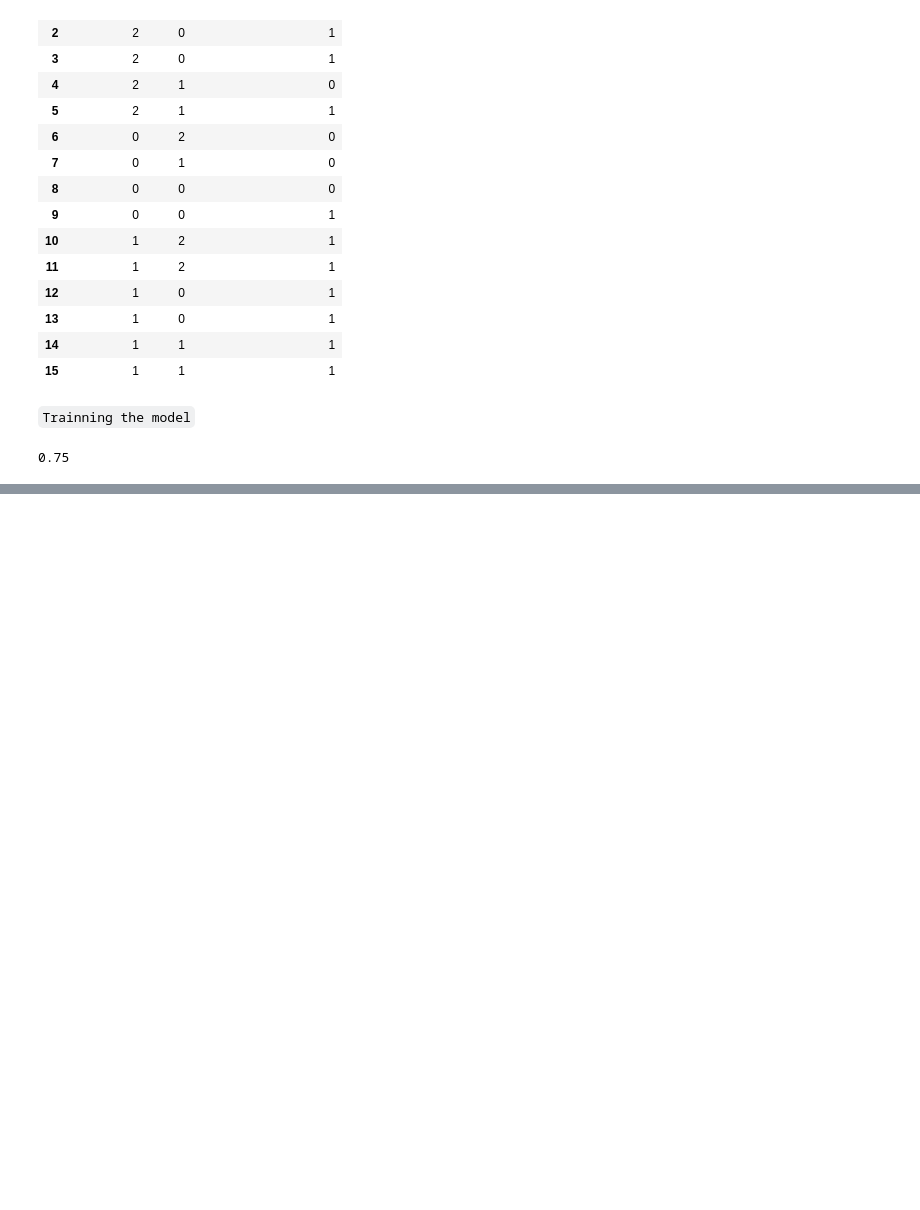
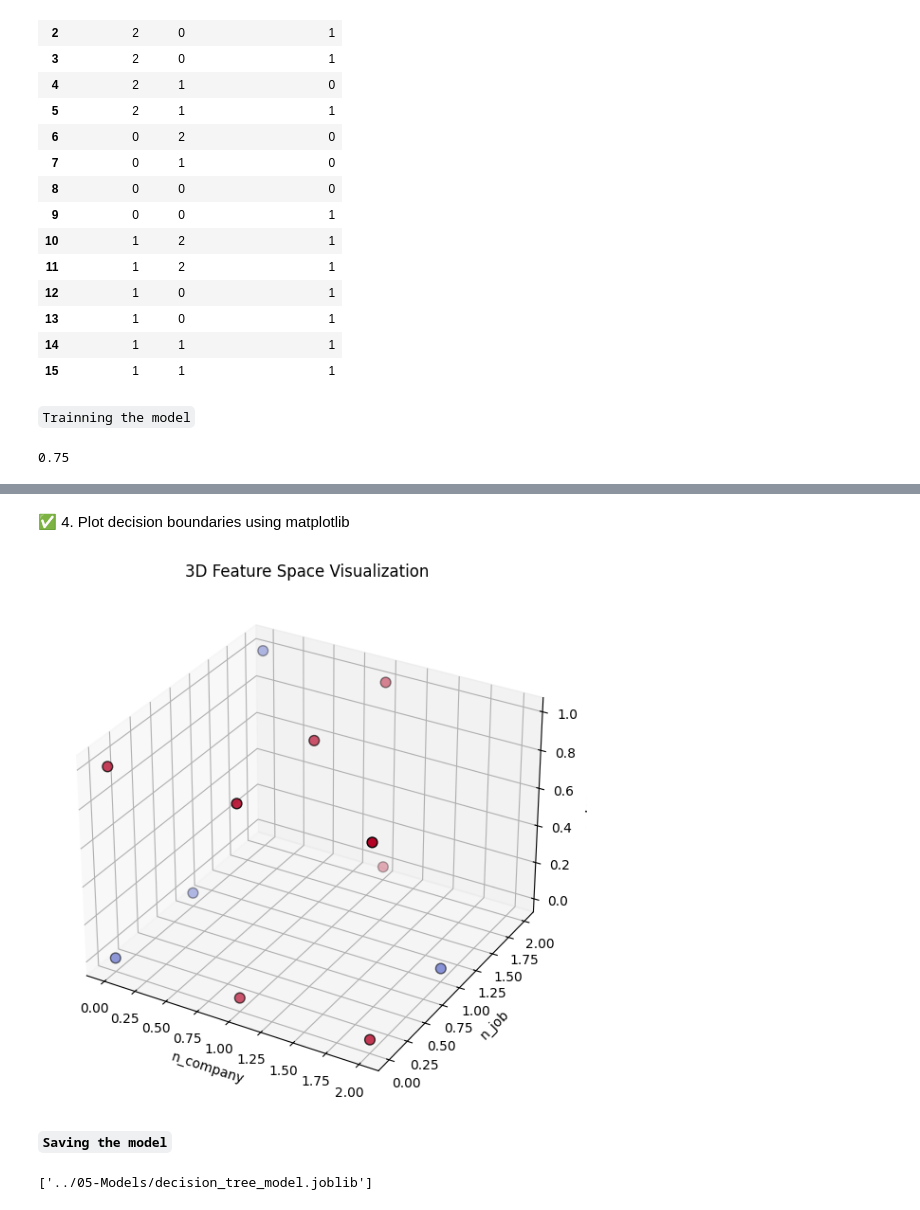
Before and after one commit to Tanish-Sarkar/ML-with-Python-and-ScikitLearn, a Jupyter notebook: 01-Basics/Decision_Tree.ipynb, the cells around one changed output, grey strips where cells are left out. Drawn from its saved outputs; the diff is of its cells as text; code cells hidden in the pictures; blank space fills up the shorter version.

```diff
--- a/01-Basics/Decision_Tree.ipynb
+++ b/01-Basics/Decision_Tree.ipynb
@@ -135,0 +181,43 @@ model.score(X_test,y_test)
+# %% [markdown]
+✅ 4. Plot decision boundaries using matplotlib
+# %%
+from mpl_toolkits.mplot3d import Axes3D
+import matplotlib.pyplot as plt
+
+# Ensure your dataset has exactly 3 features
+X_3f = X_train.iloc[:, :3]  # replace with specific columns if needed
+y_3f = y_train
+
+# Fit model on 3 features
+model_3f = DecisionTreeClassifier(max_depth=3, random_state=42)
+model_3f.fit(X_3f, y_3f)
+
+# 3D Scatter Plot (decision surface approximation)
+fig = plt.figure(figsize=(8,6))
+ax = fig.add_subplot(111, projection='3d')
+
+# Plot points
+ax.scatter(X_3f.iloc[:, 0], X_3f.iloc[:, 1], X_3f.iloc[:, 2],
+           c=y_3f, cmap='coolwarm', edgecolor='k', s=60)
+
+ax.set_xlabel(X_3f.columns[0])
+ax.set_ylabel(X_3f.columns[1])
+ax.set_zlabel(X_3f.columns[2])
+ax.set_title("3D Feature Space Visualization")
+
+plt.tight_layout()
+plt.show()
+# %% [output]
+[figure, added]
+# %% [markdown]
+**`Saving the model`**
+# %%
+import joblib
+
+# Save model
+joblib.dump(model, "../05-Models/decision_tree_model.joblib")
+
+# To load again later:
+# model = joblib.load("decision_tree_model.joblib")
+# %% [output]
+['../05-Models/decision_tree_model.joblib']
```
Also changed, not shown: parts of 6 cells of this notebook, 3 other files.
